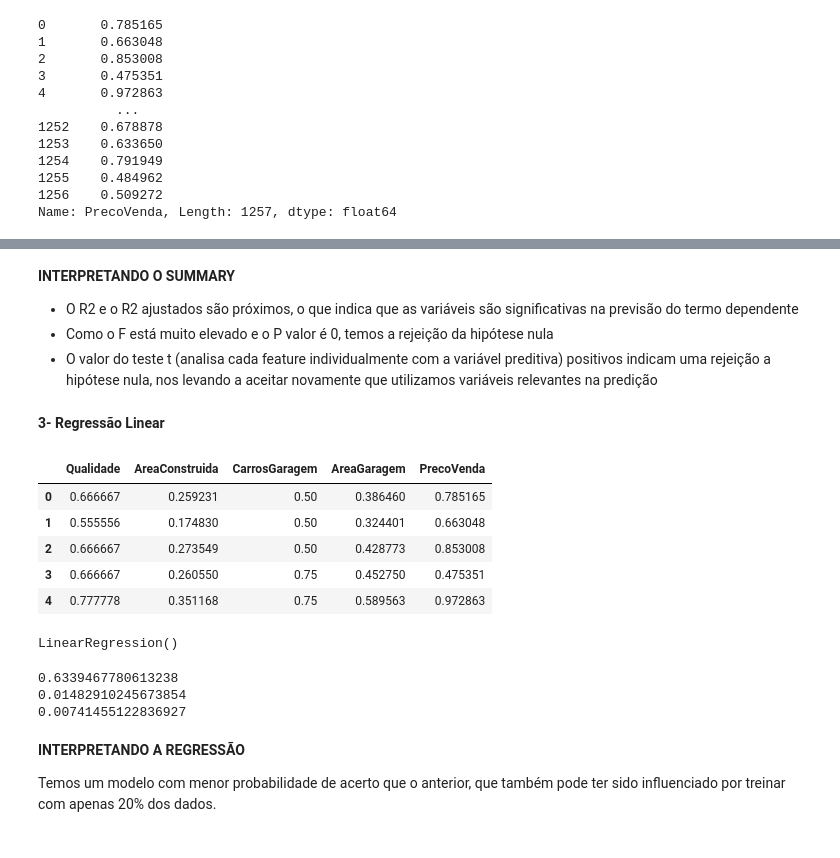
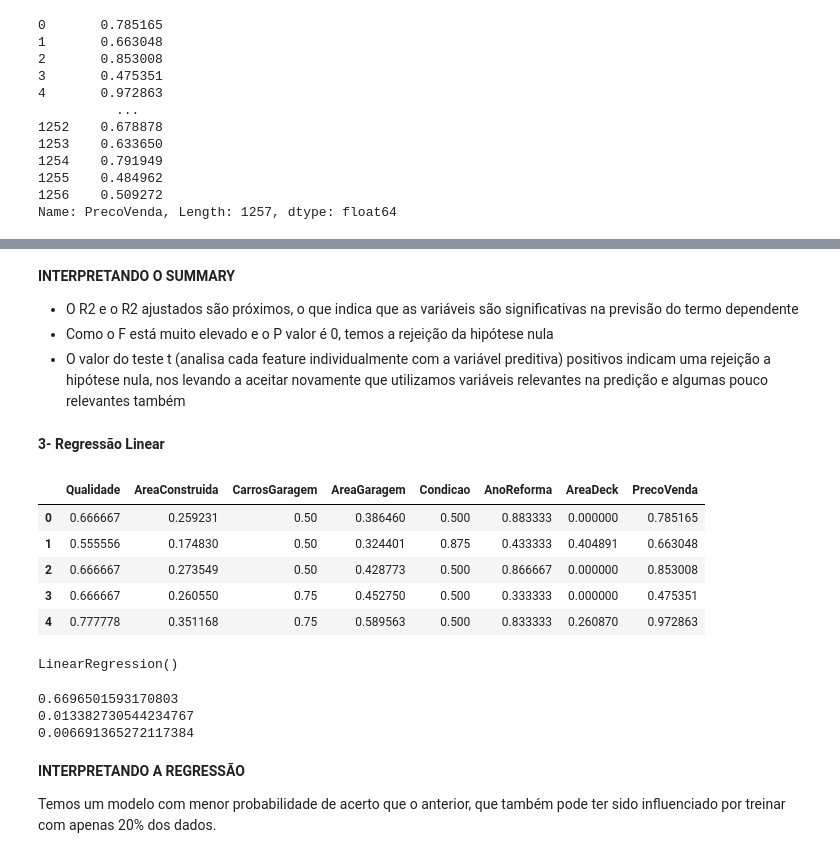
Before and after one commit to cairoegito/Previsao-de-alugueis-no-Quinto-Andar, a Jupyter notebook: Previsão_no_Quinto_Andar.ipynb, the cells around one changed output, grey strips where cells are left out. Cells and saved outputs as stored; diff of their text form; code cells hidden in the pictures.

```diff
--- a/Previsão_no_Quinto_Andar.ipynb
+++ b/Previsão_no_Quinto_Andar.ipynb
@@ -432,20 +432,20 @@ Notes:
 
 - O R2 e o R2 ajustados são próximos, o que indica que as variáveis são significativas na previsão do termo dependente
 - Como o F está muito elevado e o P valor é 0, temos a rejeição da hipótese nula
-- O valor do teste t (analisa cada feature individualmente com a variável preditiva) positivos indicam uma rejeição a hipótese nula, nos levando a aceitar novamente que utilizamos variáveis relevantes na predição
+- O valor do teste t (analisa cada feature individualmente com a variável preditiva) positivos indicam uma rejeição a hipótese nula, nos levando a aceitar novamente que utilizamos variáveis relevantes na predição e algumas pouco relevantes também
 # %% [markdown]
 **3- Regressão Linear**
 # %%
 #Rearranjando dataset para a previsão com algumas features
-df4 = df3[["Qualidade", "AreaConstruida", "CarrosGaragem" , "AreaGaragem",'PrecoVenda' ]]
+df4 = df3[["Qualidade", "AreaConstruida", "CarrosGaragem" , "AreaGaragem", "Condicao", "AnoReforma", "AreaDeck",  'PrecoVenda' ]]
 df4.head()
 # %% [output]
-|  | Qualidade | AreaConstruida | CarrosGaragem | AreaGaragem | PrecoVenda |
-| 0 | 0.666667 | 0.259231 | 0.50 | 0.386460 | 0.785165 |
-| 1 | 0.555556 | 0.174830 | 0.50 | 0.324401 | 0.663048 |
-| 2 | 0.666667 | 0.273549 | 0.50 | 0.428773 | 0.853008 |
-| 3 | 0.666667 | 0.260550 | 0.75 | 0.452750 | 0.475351 |
-| 4 | 0.777778 | 0.351168 | 0.75 | 0.589563 | 0.972863 |
+|  | Qualidade | AreaConstruida | CarrosGaragem | AreaGaragem | Condicao | AnoReforma | AreaDeck | PrecoVenda |
+| 0 | 0.666667 | 0.259231 | 0.50 | 0.386460 | 0.500 | 0.883333 | 0.000000 | 0.785165 |
+| 1 | 0.555556 | 0.174830 | 0.50 | 0.324401 | 0.875 | 0.433333 | 0.404891 | 0.663048 |
+| 2 | 0.666667 | 0.273549 | 0.50 | 0.428773 | 0.500 | 0.866667 | 0.000000 | 0.853008 |
+| 3 | 0.666667 | 0.260550 | 0.75 | 0.452750 | 0.500 | 0.333333 | 0.000000 | 0.475351 |
+| 4 | 0.777778 | 0.351168 | 0.75 | 0.589563 | 0.500 | 0.833333 | 0.260870 | 0.972863 |
 # %%
 # Separando para a predição
 x = df4.iloc[: , :-1]
@@ -468,9 +468,9 @@ print(r2_score(y_test, y_pred))
 print(mean_squared_error(y_test, y_pred))
 print((mean_squared_error(y_test, y_pred))**1/2)
 # %% [output]
-0.6339467780613238
-0.01482910245673854
-0.00741455122836927
+0.6696501593170803
+0.013382730544234767
+0.006691365272117384
 # %% [markdown]
 **INTERPRETANDO A REGRESSÃO**
 
```
Also changed, not shown: parts of 4 cells of this notebook.
